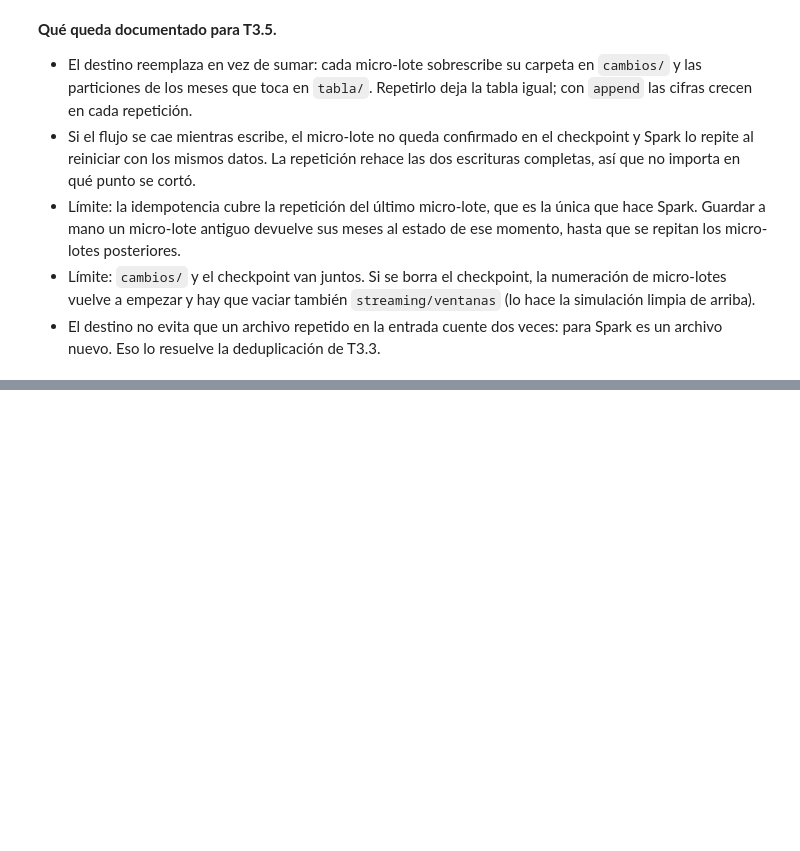
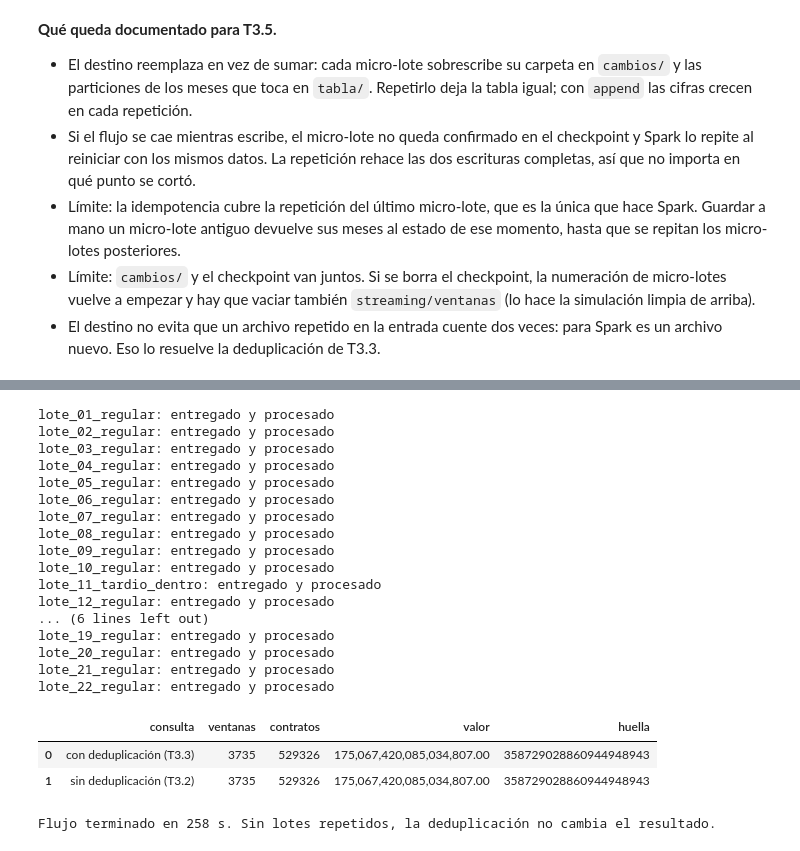
Before and after one commit to PalomaresJonatan13/pamd-secop, a Jupyter notebook: notebooks/06_corte3_resiliencia_idempotencia.ipynb, the cells around one changed output, grey strips where cells are left out. Cells and saved outputs as stored; diff of their text form; code cells hidden in the pictures; blank space fills up the shorter version.

```diff
--- a/notebooks/06_corte3_resiliencia_idempotencia.ipynb
+++ b/notebooks/06_corte3_resiliencia_idempotencia.ipynb
@@ -501,0 +555,48 @@ Criterio de aceptación de T3.2: OK
+# %%
+# T3.3 · Flujo completo con deduplicación por la clave de T1.1, escribiendo en el destino idempotente
+destino = DestinoVentanas(spark, STREAMING_VENTANAS)
+vaciar(spark, STREAMING_ENTRADA, STREAMING_CHECKPOINT_SIN_REPETIDOS, STREAMING_VENTANAS)
+crear_carpeta(spark, STREAMING_ENTRADA)
+
+def encender_sin_repetidos():
+    return (
+        ventanas_mensuales_sin_repetidos(leer_flujo(spark, STREAMING_ENTRADA), TOLERANCIA, SIN_DEPARTAMENTO)
+        .writeStream
+        .queryName("ventanas_sin_repetidos")
+        .outputMode("update")
+        .foreachBatch(destino.guardar)
+        .option("checkpointLocation", STREAMING_CHECKPOINT_SIN_REPETIDOS)
+        .trigger(processingTime=DISPARO)
+        .start()
+    )
+
+inicio = perf_counter()
+consulta = encender_sin_repetidos()
+entregar(consulta, orden)
+time.sleep(1)
+cifras_sin_repetidos = cifras(destino.leer())
+display(pd.DataFrame([{"consulta": "con deduplicación (T3.3)", **cifras_sin_repetidos}, {"consulta": "sin deduplicación (T3.2)", **cifras_memoria}]))
+assert cifras_sin_repetidos == cifras_memoria, "La deduplicación cambió el resultado de una ejecución sin repetidos"
+print(f"Flujo terminado en {perf_counter() - inicio:.0f} s. Sin lotes repetidos, la deduplicación no cambia el resultado.")
+# %% [output]
+lote_01_regular: entregado y procesado
+lote_02_regular: entregado y procesado
+lote_03_regular: entregado y procesado
+lote_04_regular: entregado y procesado
+lote_05_regular: entregado y procesado
+lote_06_regular: entregado y procesado
+lote_07_regular: entregado y procesado
+lote_08_regular: entregado y procesado
+lote_09_regular: entregado y procesado
+lote_10_regular: entregado y procesado
+lote_11_tardio_dentro: entregado y procesado
+lote_12_regular: entregado y procesado
+... (6 lines left out)
+lote_19_regular: entregado y procesado
+lote_20_regular: entregado y procesado
+lote_21_regular: entregado y procesado
+lote_22_regular: entregado y procesado
+|  | consulta | ventanas | contratos | valor | huella |
+| 0 | con deduplicación (T3.3) | 3735 | 529326 | 175,067,420,085,034,807.00 | 358729028860944948943 |
+| 1 | sin deduplicación (T3.2) | 3735 | 529326 | 175,067,420,085,034,807.00 | 358729028860944948943 |
+Flujo terminado en 258 s. Sin lotes repetidos, la deduplicación no cambia el resultado.
```
Also changed, not shown: parts of 9 cells of this notebook, 3 other files.
